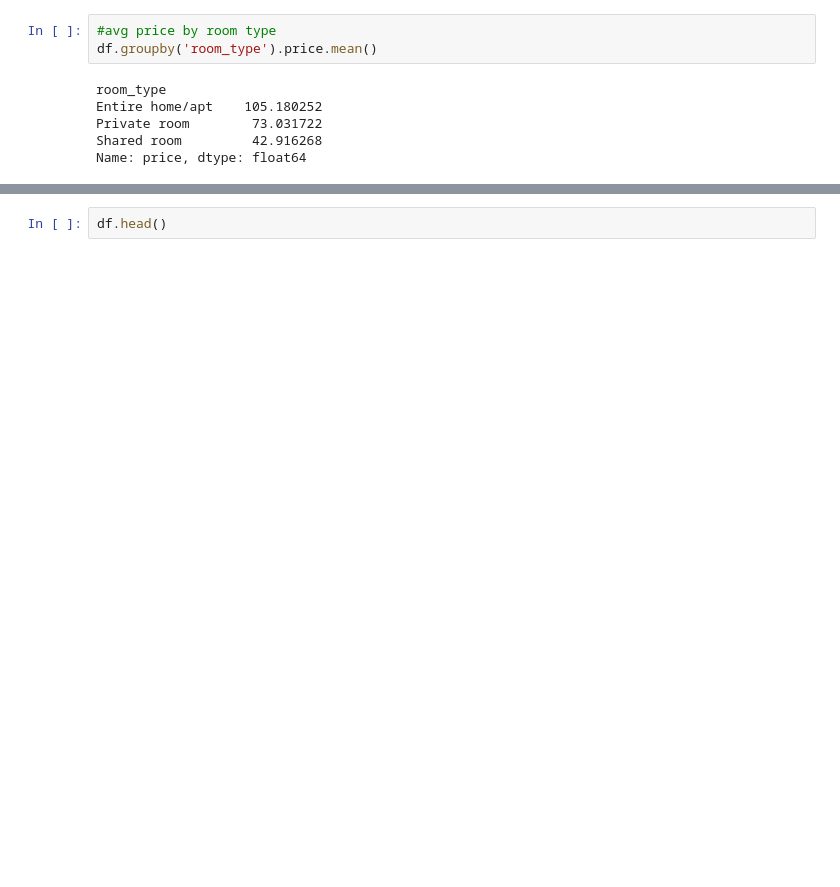
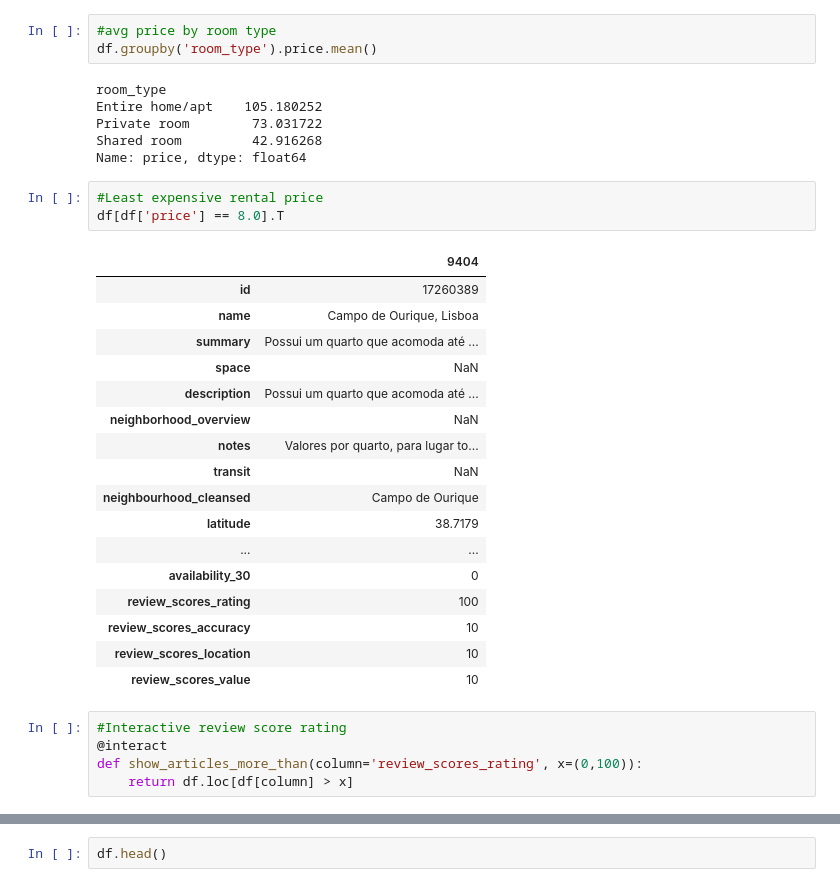
Before and after one commit to nonoumasy/Airbnb-Lisbon-Analysis, a Jupyter notebook: Lisbon Airbnb Data Analysis.ipynb, the cells around one changed output, grey strips where cells are left out. Cells and saved outputs as stored; diff of their text form; blank space fills up the shorter version.

```diff
--- a/Lisbon Airbnb Data Analysis.ipynb
+++ b/Lisbon Airbnb Data Analysis.ipynb
@@ -241,3 +418,29 @@ Entire home/apt    105.180252
 Private room        73.031722
 Shared room         42.916268
 Name: price, dtype: float64
+# %%
+#Least expensive rental price
+df[df['price'] == 8.0].T
+# %% [output]
+|  | 9404 |
+| id | 17260389 |
+| name | Campo de Ourique, Lisboa |
+| summary | Possui um quarto que acomoda até ... |
+| space | NaN |
+| description | Possui um quarto que acomoda até ... |
+| neighborhood_overview | NaN |
+| notes | Valores por quarto, para lugar to... |
+| transit | NaN |
+| neighbourhood_cleansed | Campo de Ourique |
+| latitude | 38.7179 |
+| ... | ... |
+| availability_30 | 0 |
+| review_scores_rating | 100 |
+| review_scores_accuracy | 10 |
+| review_scores_location | 10 |
+| review_scores_value | 10 |
+# %%
+#Interactive review score rating
+@interact
+def show_articles_more_than(column='review_scores_rating', x=(0,100)):
+    return df.loc[df[column] > x]
```
Also changed, not shown: parts of 41 cells of this notebook.
